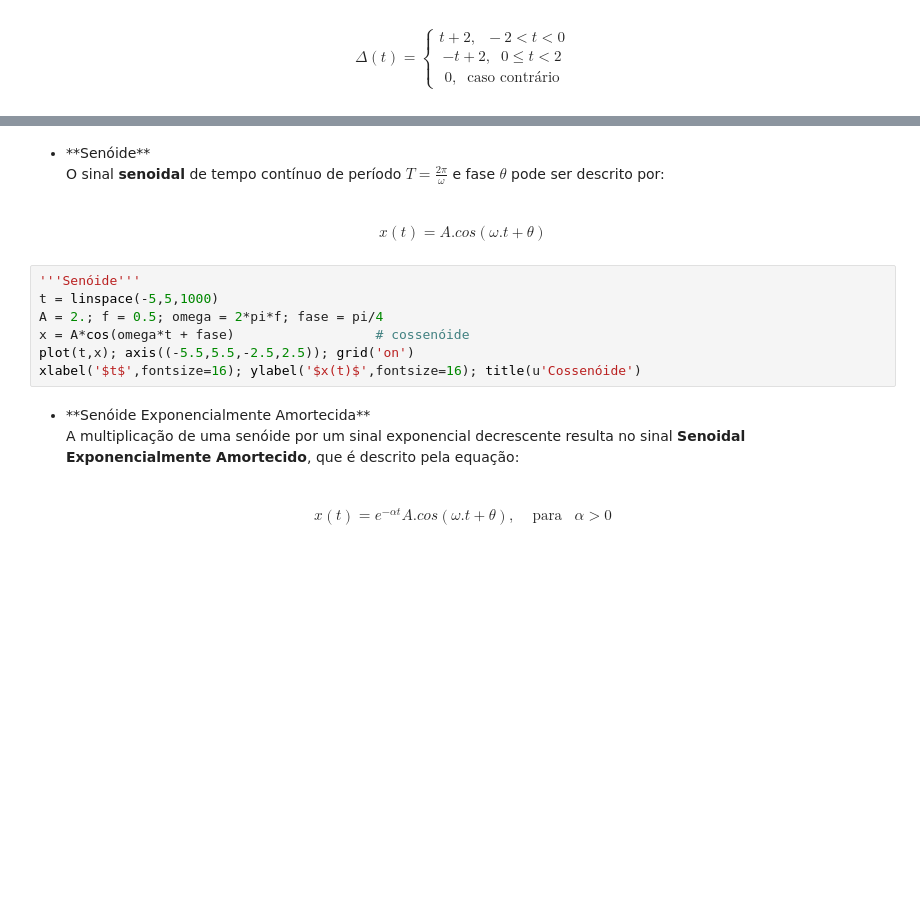
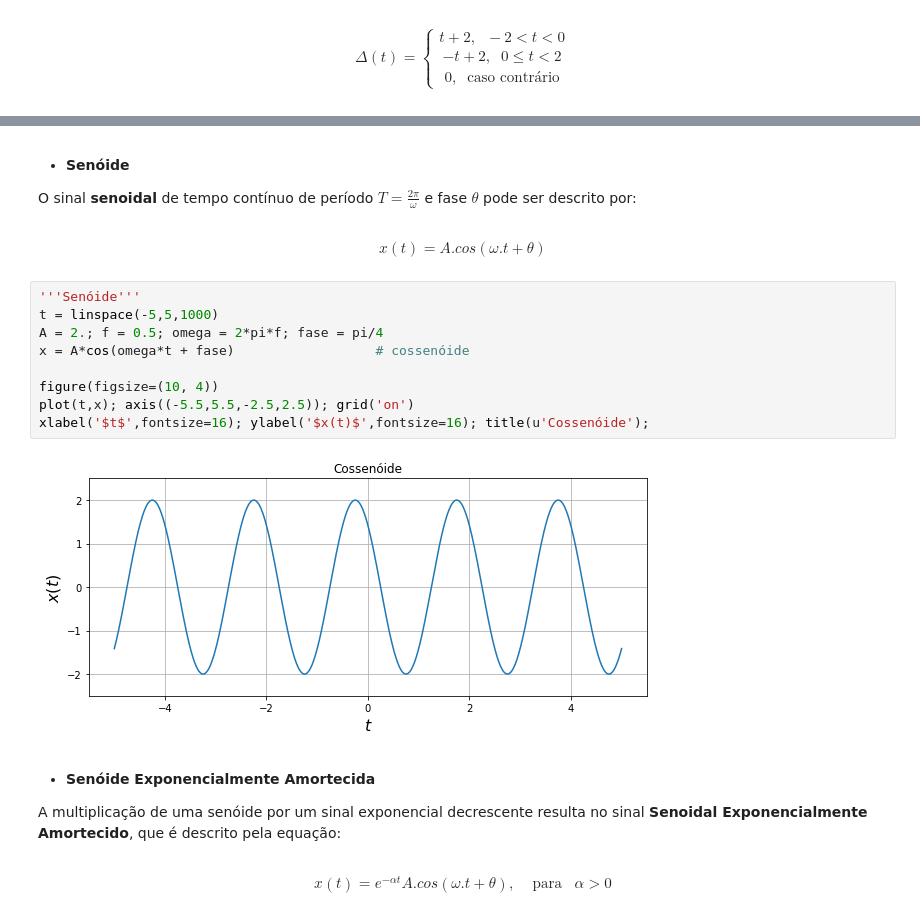
Before and after one commit to kaw19/linear_systems, a Jupyter notebook: 01 sinais/SL_Lab_01_Sinais_Elementares.ipynb, the cells around one changed output, grey strips where cells are left out. Drawn from its saved outputs; the diff is of its cells as text; blank space fills up the shorter version.

```diff
--- a/01 sinais/SL_Lab_01_Sinais_Elementares.ipynb
+++ b/01 sinais/SL_Lab_01_Sinais_Elementares.ipynb
@@ -93,5 +111,5 @@ xlabel('$t$',fontsize=16); ylabel('$\Delta(t)$',fontsize=16); title('Sinal Trian
 # %% [markdown]
-<ul><li>**Senóide**</li>
+**<ul><li>Senóide</li>**
 
 O sinal **senoidal** de tempo contínuo de período $T=\frac{2\pi}{\omega}$ e fase $\theta$ pode ser descrito por:
 # %% [markdown]
@@ -99,12 +117,16 @@ $$x(t)=A.cos(\omega.t+\theta)$$
 # %%
 '''Senóide'''
 t = linspace(-5,5,1000)
 A = 2.; f = 0.5; omega = 2*pi*f; fase = pi/4
 x = A*cos(omega*t + fase)                  # cossenóide
+
+figure(figsize=(10, 4))
 plot(t,x); axis((-5.5,5.5,-2.5,2.5)); grid('on')
-xlabel('$t$',fontsize=16); ylabel('$x(t)$',fontsize=16); title(u'Cossenóide')
+xlabel('$t$',fontsize=16); ylabel('$x(t)$',fontsize=16); title(u'Cossenóide');
+# %% [output]
+[figure, added]
 # %% [markdown]
-<ul><li>**Senóide Exponencialmente Amortecida**</li>
+**<ul><li>Senóide Exponencialmente Amortecida</li>**
 
 A multiplicação de uma senóide por um sinal exponencial decrescente resulta no sinal **Senoidal Exponencialmente Amortecido**, que é descrito pela equação:
 # %% [markdown]
```
Also changed, not shown: parts of 16 cells of this notebook.
